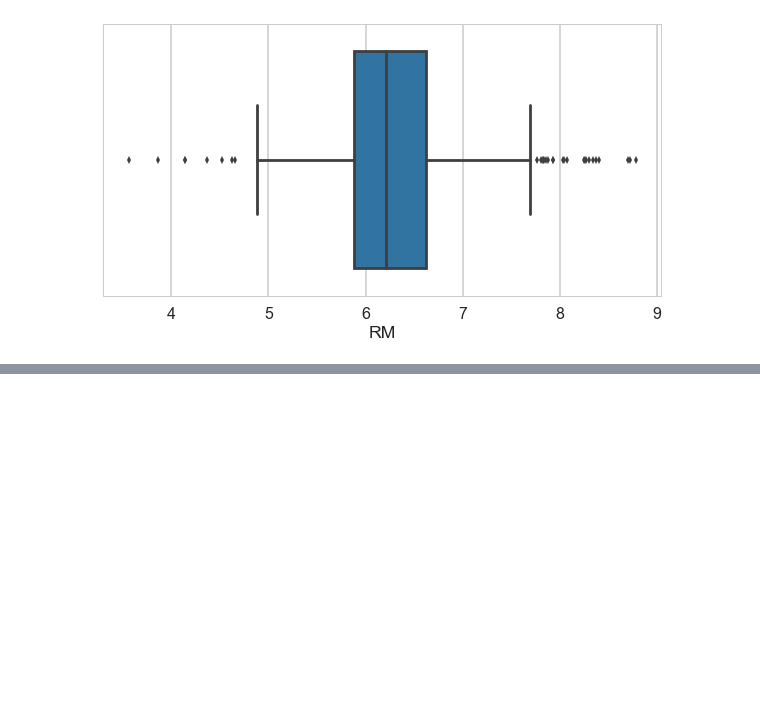
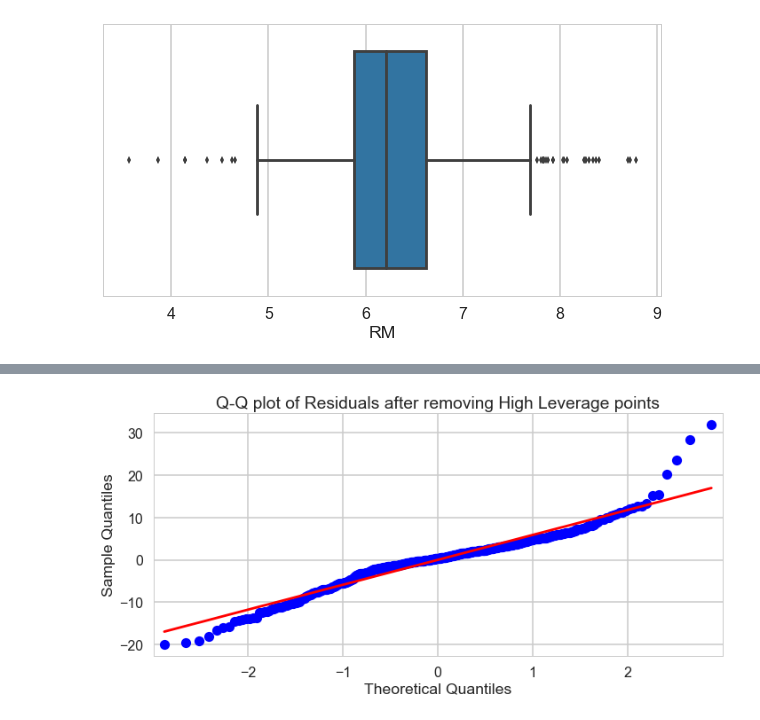
Before and after one commit to sherpalakpa1/linear_regression, a Jupyter notebook: Mini_Project_Linear_Regression.ipynb, the cells around one changed output, grey strips where cells are left out. Cells and saved outputs as stored; diff of their text form; code cells hidden in the pictures; blank space fills up the shorter version.

```diff
--- a/Mini_Project_Linear_Regression.ipynb
+++ b/Mini_Project_Linear_Regression.ipynb
@@ -1024,0 +1065,8 @@ sns.boxplot('RM',data=bos)
+# %%
+#plot a q-q plot of residuals
+fig, ax = plt.subplots(figsize= (10,5))
+fig = sm.qqplot(m_omit_high_leverage_points_from_room.resid, ax=ax, line='r')
+plt.title('Q-Q plot of Residuals after removing High Leverage points')
+plt.tight_layout()
+# %% [output]
+[figure, added]
```
Also changed, not shown: parts of 28 cells of this notebook.
